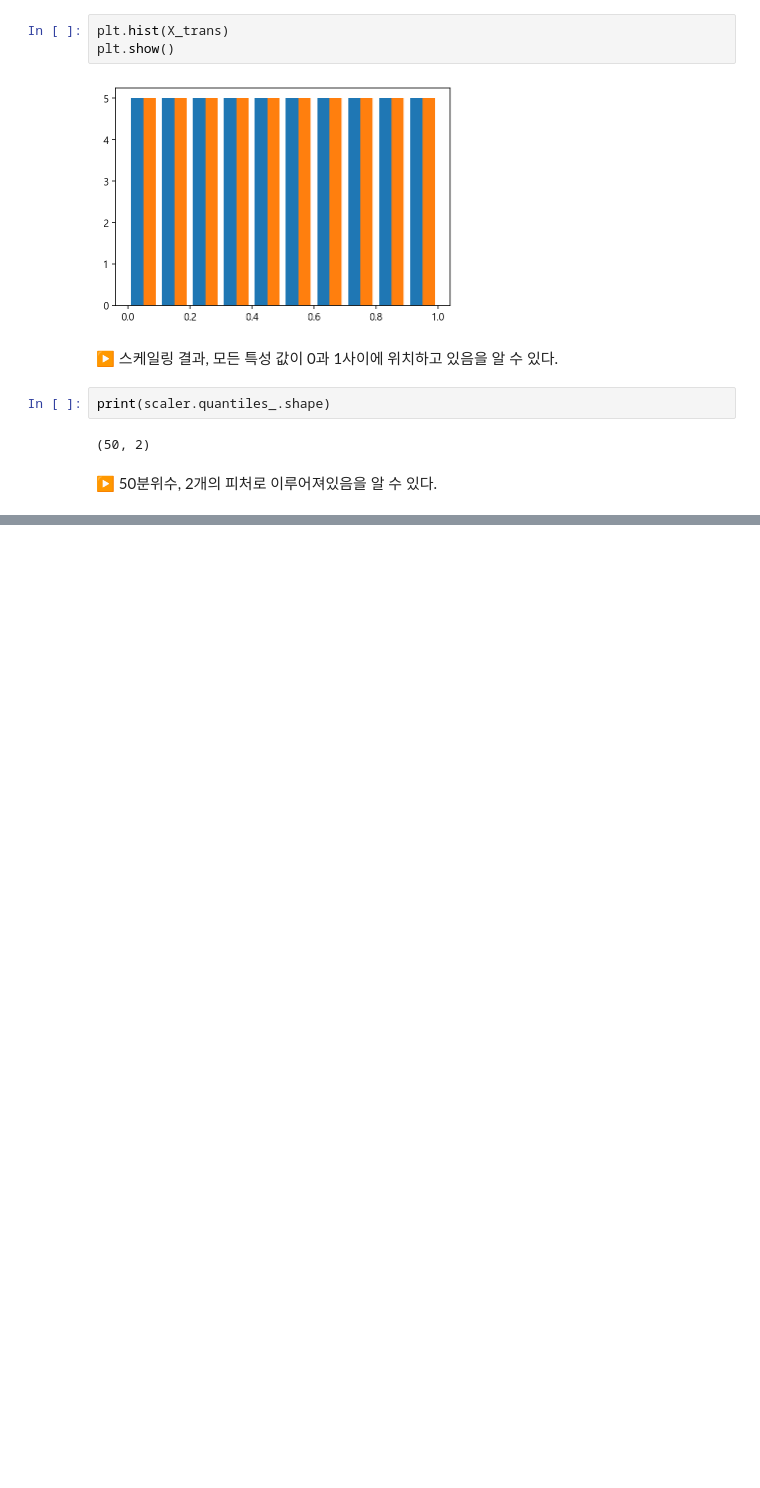
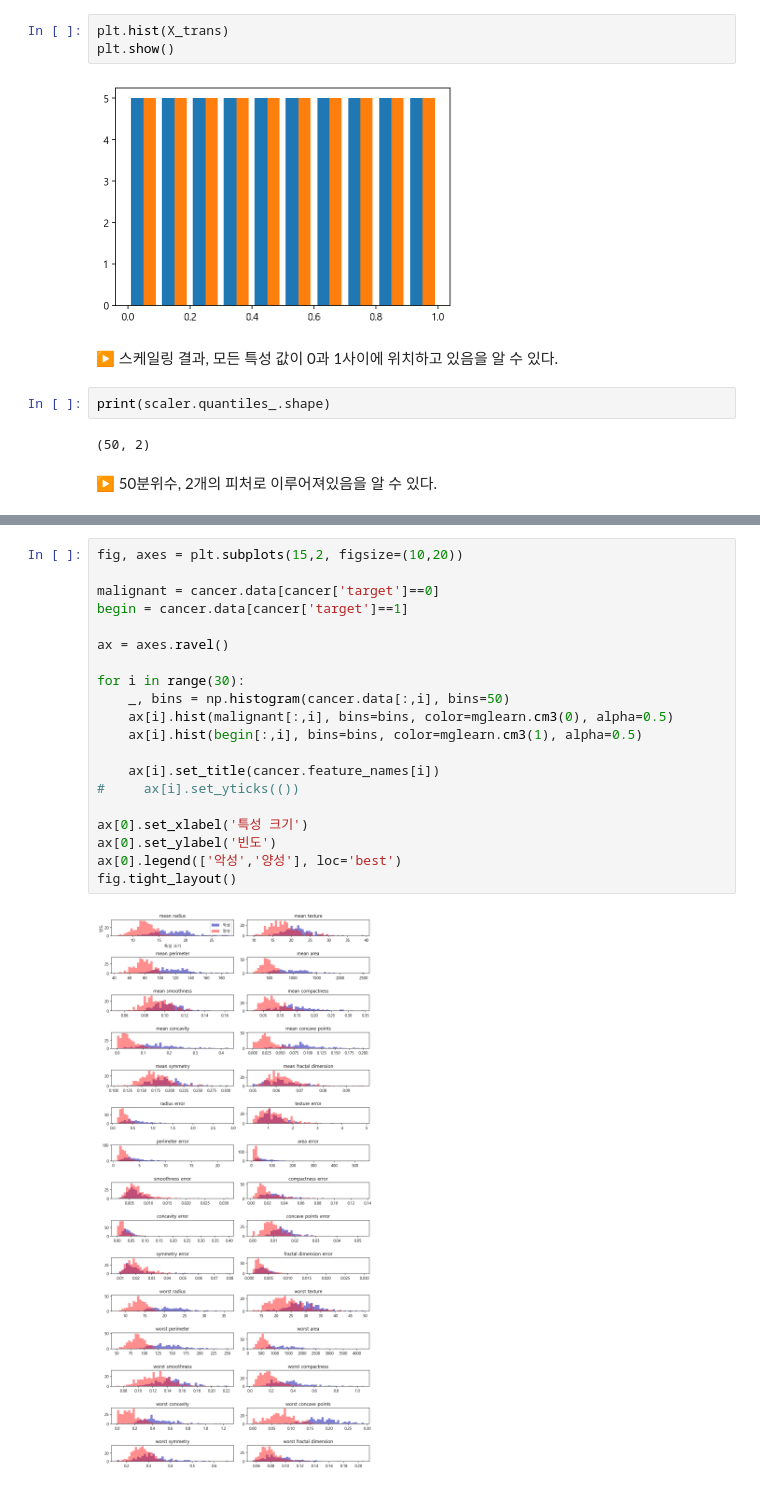
Before and after one commit to iamjinuk/TextBooks, a Jupyter notebook: Introduction to Machine Learning with Python/[Introduction to Machine Learning with Python] Chapter3. 비지도 학습과 데이터 전처리.ipynb, the cells around one changed output, grey strips where cells are left out. Cells and saved outputs as stored; diff of their text form; blank space fills up the shorter version.

```diff
--- a/Introduction to Machine Learning with Python/[Introduction to Machine Learning with Python] Chapter3. 비지도 학습과 데이터 전처리.ipynb
+++ b/Introduction to Machine Learning with Python/[Introduction to Machine Learning with Python] Chapter3. 비지도 학습과 데이터 전처리.ipynb
@@ -131,0 +294,22 @@ print(scaler.quantiles_.shape)
+# %%
+fig, axes = plt.subplots(15,2, figsize=(10,20))
+
+malignant = cancer.data[cancer['target']==0]
+begin = cancer.data[cancer['target']==1]
+
+ax = axes.ravel()
+
+for i in range(30):
+    _, bins = np.histogram(cancer.data[:,i], bins=50)
+    ax[i].hist(malignant[:,i], bins=bins, color=mglearn.cm3(0), alpha=0.5)
+    ax[i].hist(begin[:,i], bins=bins, color=mglearn.cm3(1), alpha=0.5)
+
+    ax[i].set_title(cancer.feature_names[i])
+#     ax[i].set_yticks(())
+
+ax[0].set_xlabel('특성 크기')
+ax[0].set_ylabel('빈도')
+ax[0].legend(['악성','양성'], loc='best')
+fig.tight_layout()
+# %% [output]
+[figure, added]
```
Also changed, not shown: parts of 31 cells of this notebook.
